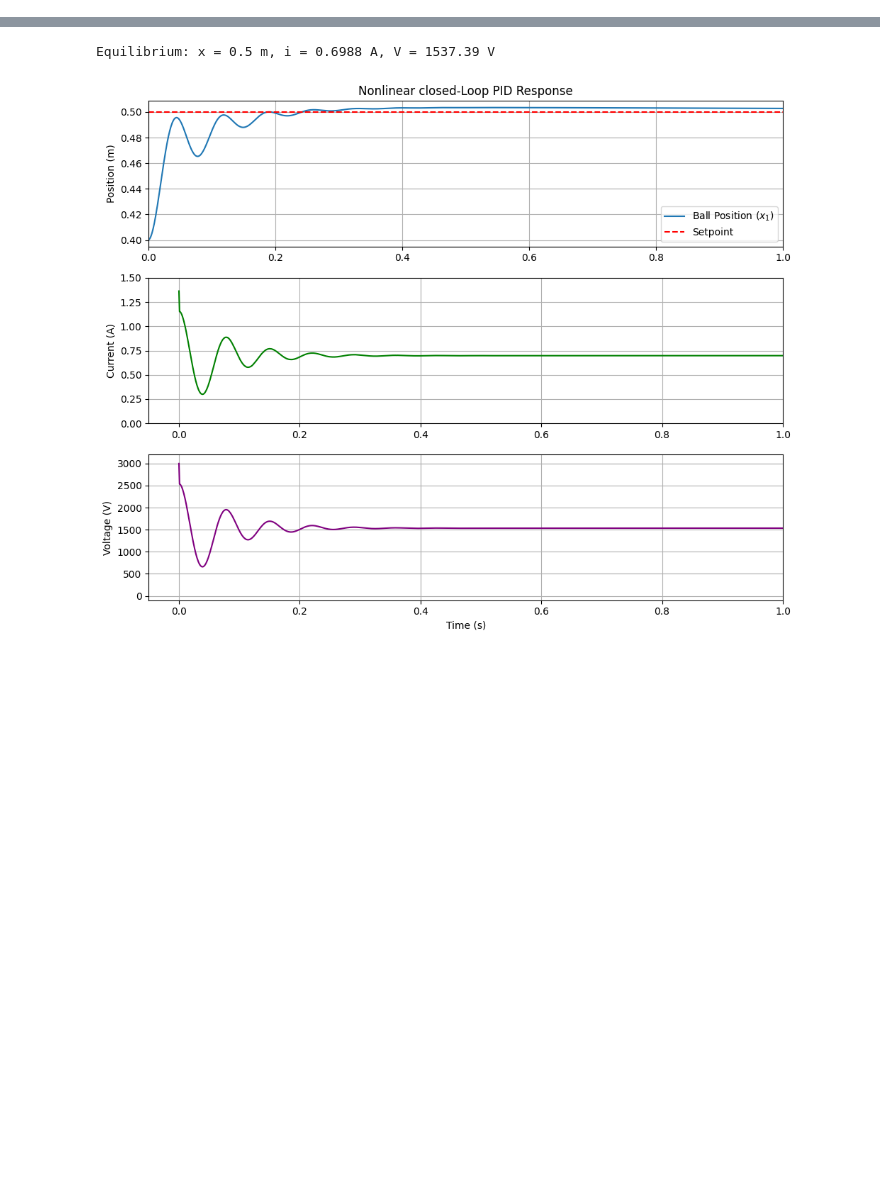
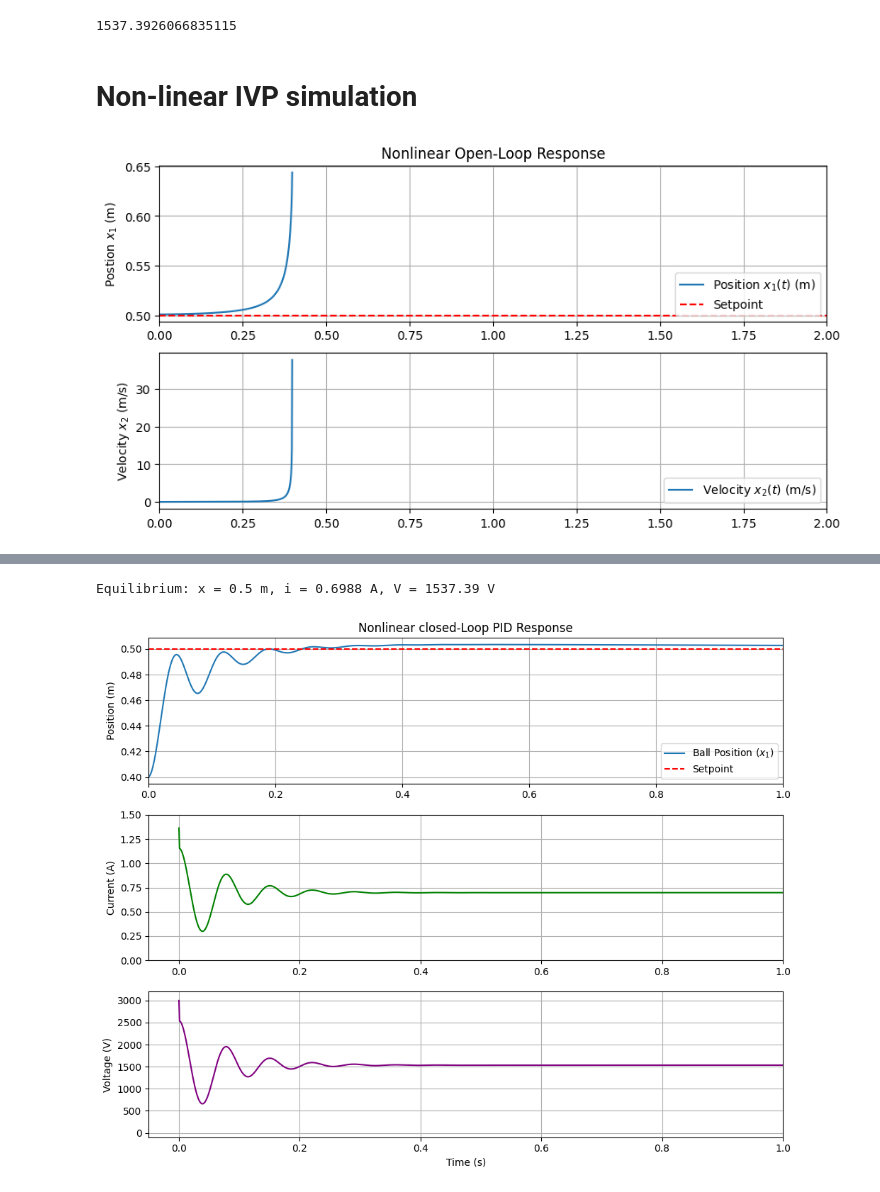
Before and after one commit to ethanboyjeff/ELE2038-Coursework, a Jupyter notebook: ELE2038_CW_notebook.ipynb, the cells around one changed output, grey strips where cells are left out. Cells and saved outputs as stored; diff of their text form; code cells hidden in the pictures; blank space fills up the shorter version.

Commit message:
added in modelling and linear controller

```diff
--- a/ELE2038_CW_notebook.ipynb
+++ b/ELE2038_CW_notebook.ipynb
@@ -2,0 +143,17 @@
+# %%
+#system parameters
+m = 0.462
+g = 9.81
+d = 0.42
+delta = 0.65
+r = 0.123
+R = 2200
+L0 = 0.125
+L1 = 0.0241
+alpha = 1.2
+c = 6.811
+k = 1885
+b = 10.4
+phi = np.deg2rad(41)
+tau_m = 0.03
+Km = 1 #assumed
@@ -2,0 +171,3 @@
+# %%
+i_sp = np.sqrt((1/c)*((delta - x_sp)**2)*(k*(x_sp-d)-m*g*np.sin(phi)))
+print(i_sp)
@@ -2,0 +178,59 @@
+# %%
+u_sp = i_sp * R
+print(u_sp)
+# %% [output]
+1537.3926066835115
+# %% [markdown]
+# Non-linear IVP simulation
+# %%
+#assuming inital values are equilibrium from linearised system
+x_sp = 0.5
+u_sp = 1537.3926066835115
+
+def system_dynamics(t, state, u):
+  x1, x2, x3 = state
+
+  x1_dot = x2
+  x2_dot = (5/(7*m))*(m*g*sym.sin(phi)+(c*(x3**2)/(delta-x1)**2)-k*(x1-d)-b*x2)
+  x3_dot = (u-x3*R)/(L0+L1*sym.exp(-alpha*(delta-x1)))
+
+  return [x1_dot, x2_dot, x3_dot]
+
+t_span = [0, 2]
+#1mm disturbance to equilibrium
+state0 = [x_sp+0.001, 0, i_sp]
+t_eval = np.linspace(0, 2, 2000)
+
+sol = solve_ivp(system_dynamics, t_span, state0, t_eval=t_eval, args=(u_sp,))
+
+plt.figure(figsize=(10, 8))
+
+#position subplot
+plt.subplot(3, 1, 1)
+plt.plot(sol.t, sol.y[0], label='Position $x_1(t)$ (m)')
+plt.axhline(y=x_sp, color='r', linestyle='--', label='Setpoint')
+plt.ylabel('Postion $x_1$ (m)')
+plt.title('Nonlinear Open-Loop Response')
+plt.xlim(0, 2.0)
+plt.legend(loc = 'lower right')
+plt.grid(True)
+
+#velocity subplot
+plt.subplot(3, 1, 2)
+plt.plot(sol.t, sol.y[1], label='Velocity $x_2(t)$ (m/s)')
+plt.ylabel('Velocity $x_2$ (m/s)')
+plt.xlim(0, 2.0)
+plt.grid(True)
+
+plt.legend(loc = 'lower right')
+#current
+#plt.subplot(3, 1, 3)
+#plt.plot(sol.t, sol.y[2], label='Current $x_3(t)$')
+#plt.xlabel('Time (t)')
+#plt.ylabel('Current (x_3)')
+#plt.xlim(0, 2.0)
+#plt.grid(True)
+
+plt.show()
+# %% [output]
+[figure, added]
```
Also changed, not shown: parts of 61 cells of this notebook.
